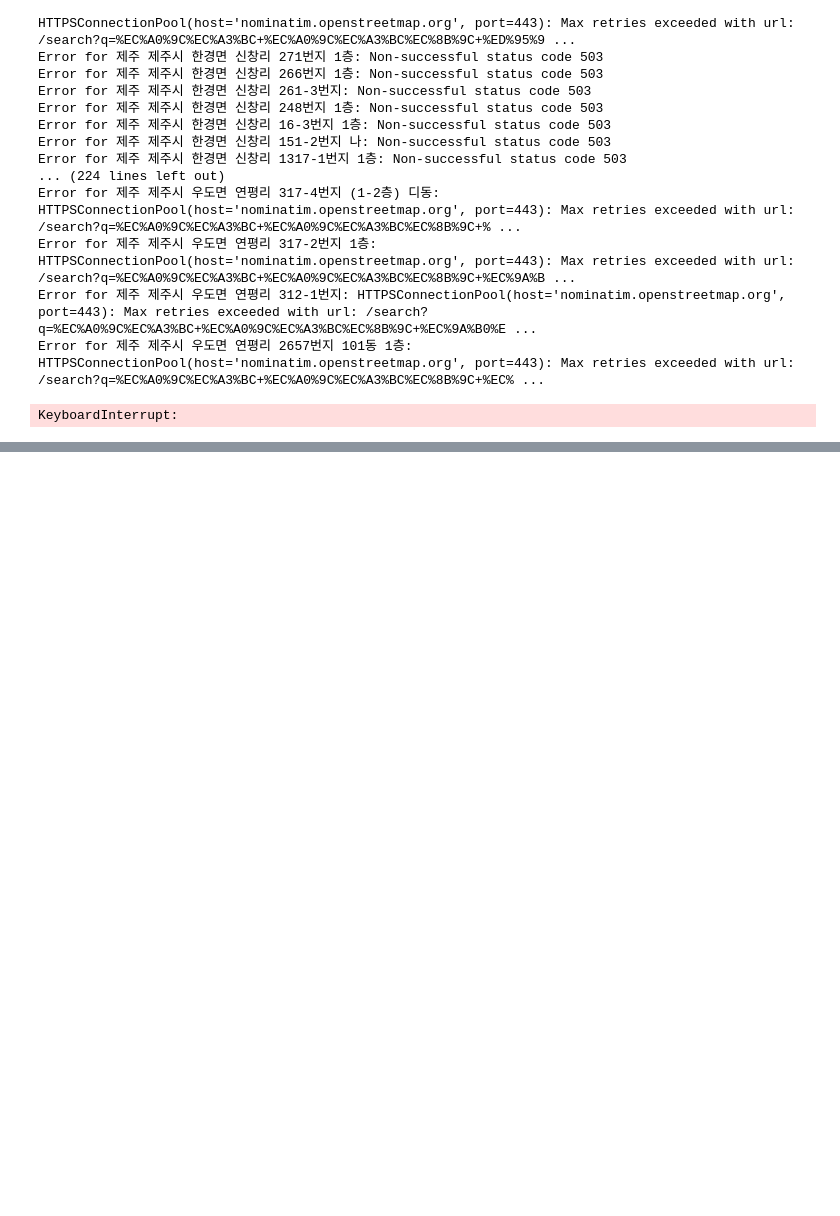
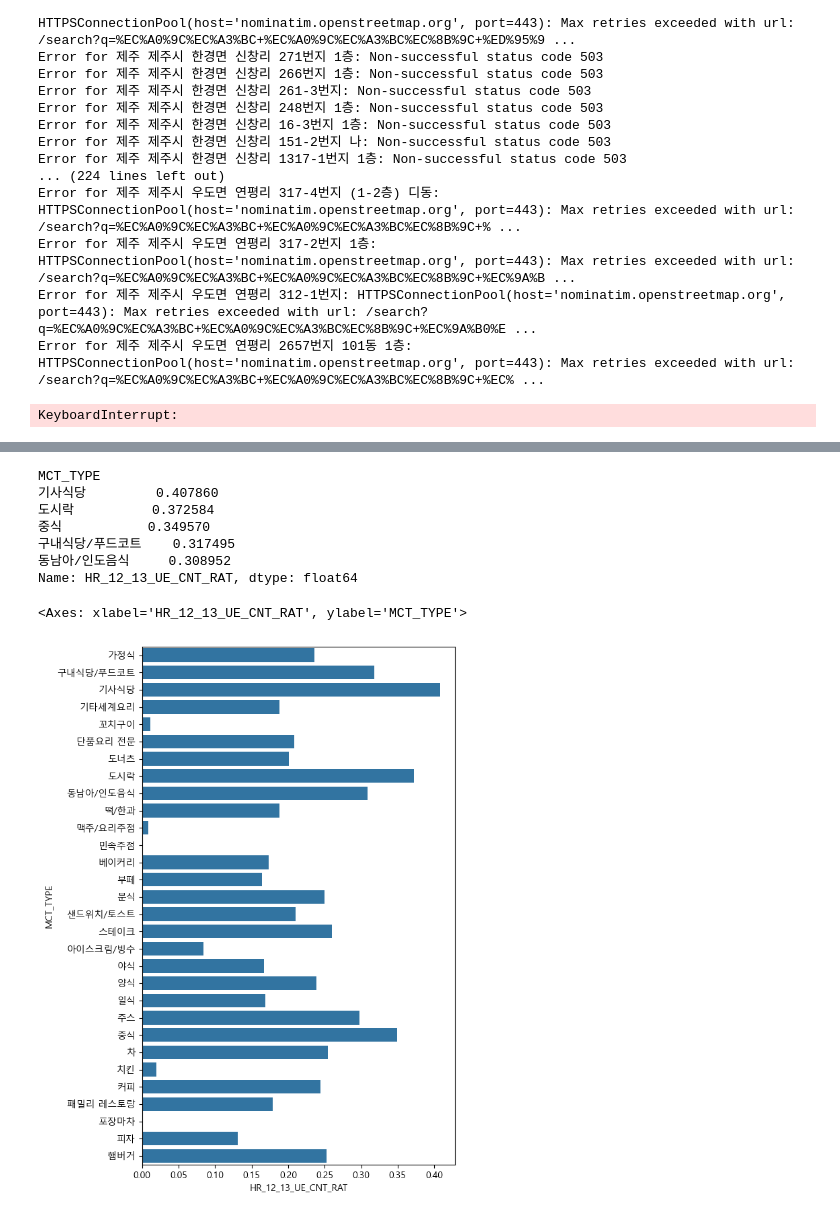
Before and after one commit to summit1123/bigcontest, a Jupyter notebook: data_analyze.ipynb, the cells around one changed output, grey strips where cells are left out. Cells and saved outputs as stored; diff of their text form; code cells hidden in the pictures; blank space fills up the shorter version.

```diff
--- a/data_analyze.ipynb
+++ b/data_analyze.ipynb
@@ -353,0 +552,17 @@ df.to_csv('./data/converted_coordinates.csv', index=False)
+# %%
+# 12-13 이용 비중
+target_column = 'HR_12_13_UE_CNT_RAT'
+top_5_female_usage = grouped_df.sort_values(by=target_column, ascending=False).head(5)
+print(top_5_female_usage[target_column])
+plt.figure(figsize=(6, 10))  # 그래프 크기 설정
+sns.barplot(x=target_column, y='MCT_TYPE', data=grouped_df)
+# %% [output]
+MCT_TYPE
+기사식당         0.407860
+도시락          0.372584
+중식           0.349570
+구내식당/푸드코트    0.317495
+동남아/인도음식     0.308952
+Name: HR_12_13_UE_CNT_RAT, dtype: float64
+<Axes: xlabel='HR_12_13_UE_CNT_RAT', ylabel='MCT_TYPE'>
+[figure, added]
```
Also changed, not shown: parts of 24 cells of this notebook.
